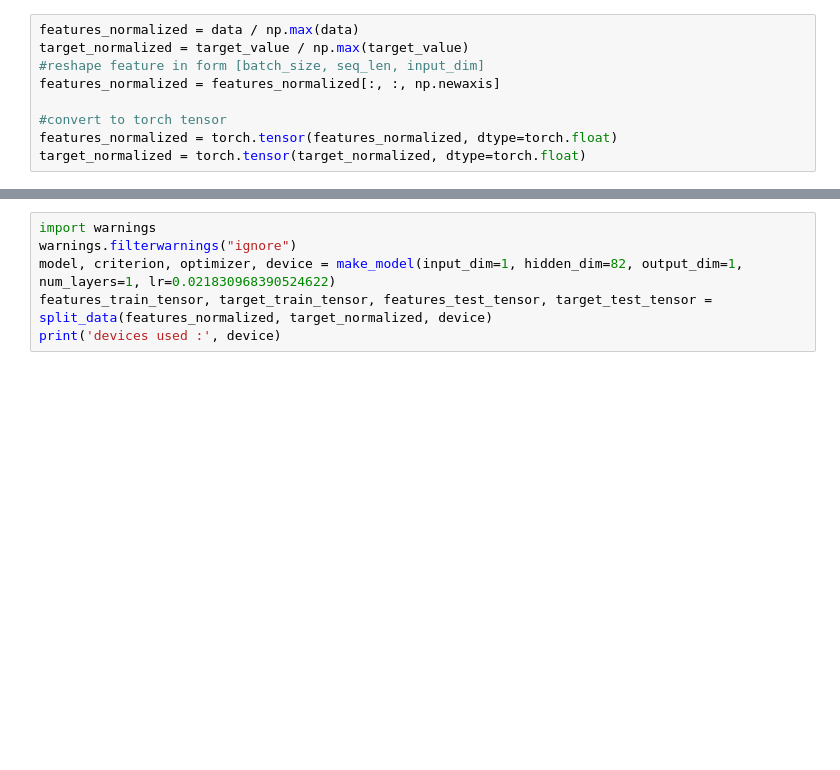
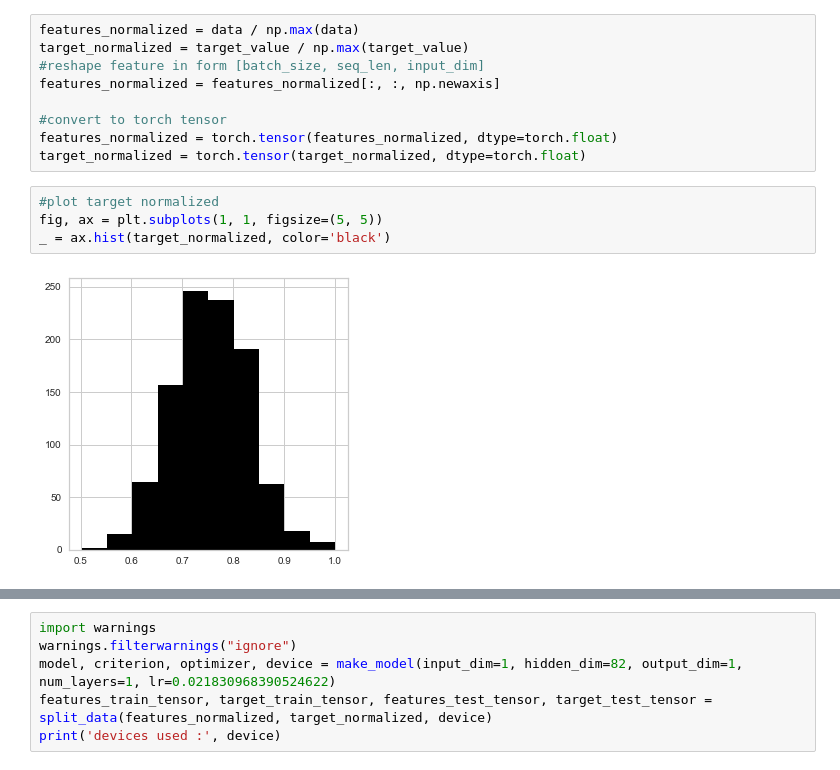
Before and after one commit to DmHoly/Transfert_Learning, a Jupyter notebook: notebooks/Sigmoid_time_serie.ipynb, the cells around one changed output, grey strips where cells are left out. Drawn from its saved outputs; the diff is of its cells as text; blank space fills up the shorter version.

```diff
--- a/notebooks/Sigmoid_time_serie.ipynb
+++ b/notebooks/Sigmoid_time_serie.ipynb
@@ -253,6 +268,12 @@ features_normalized = features_normalized[:, :, np.newaxis]
 #convert to torch tensor
 features_normalized = torch.tensor(features_normalized, dtype=torch.float)
 target_normalized = torch.tensor(target_normalized, dtype=torch.float)
+# %%
+#plot target normalized
+fig, ax = plt.subplots(1, 1, figsize=(5, 5))
+_ = ax.hist(target_normalized, color='black')
+# %% [output]
+[figure, added]
 # %%
 print('feature shape :', features_normalized.shape)
 print('target shape :', target_normalized.shape)
```
Also changed, not shown: parts of 8 cells of this notebook.
